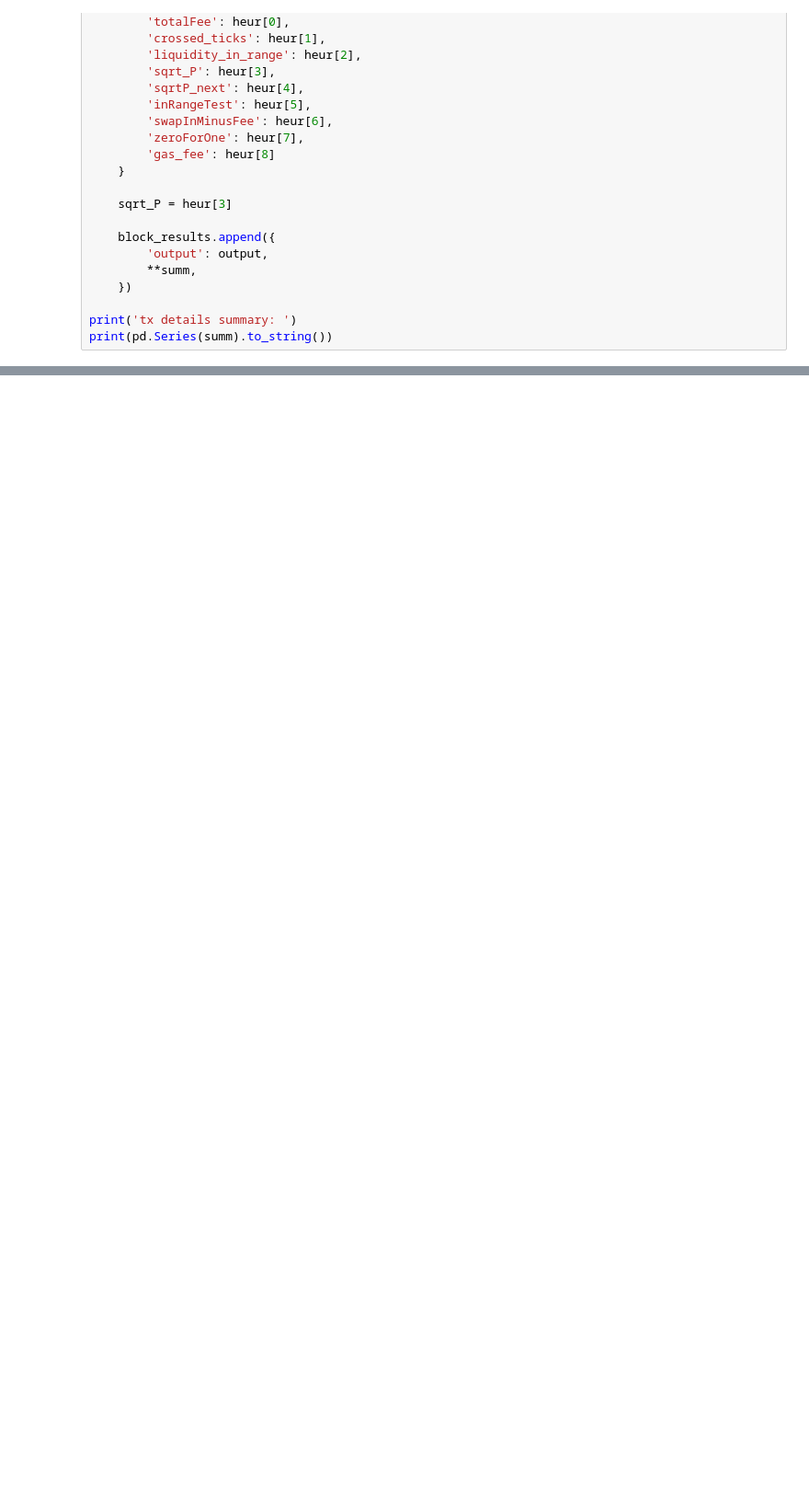
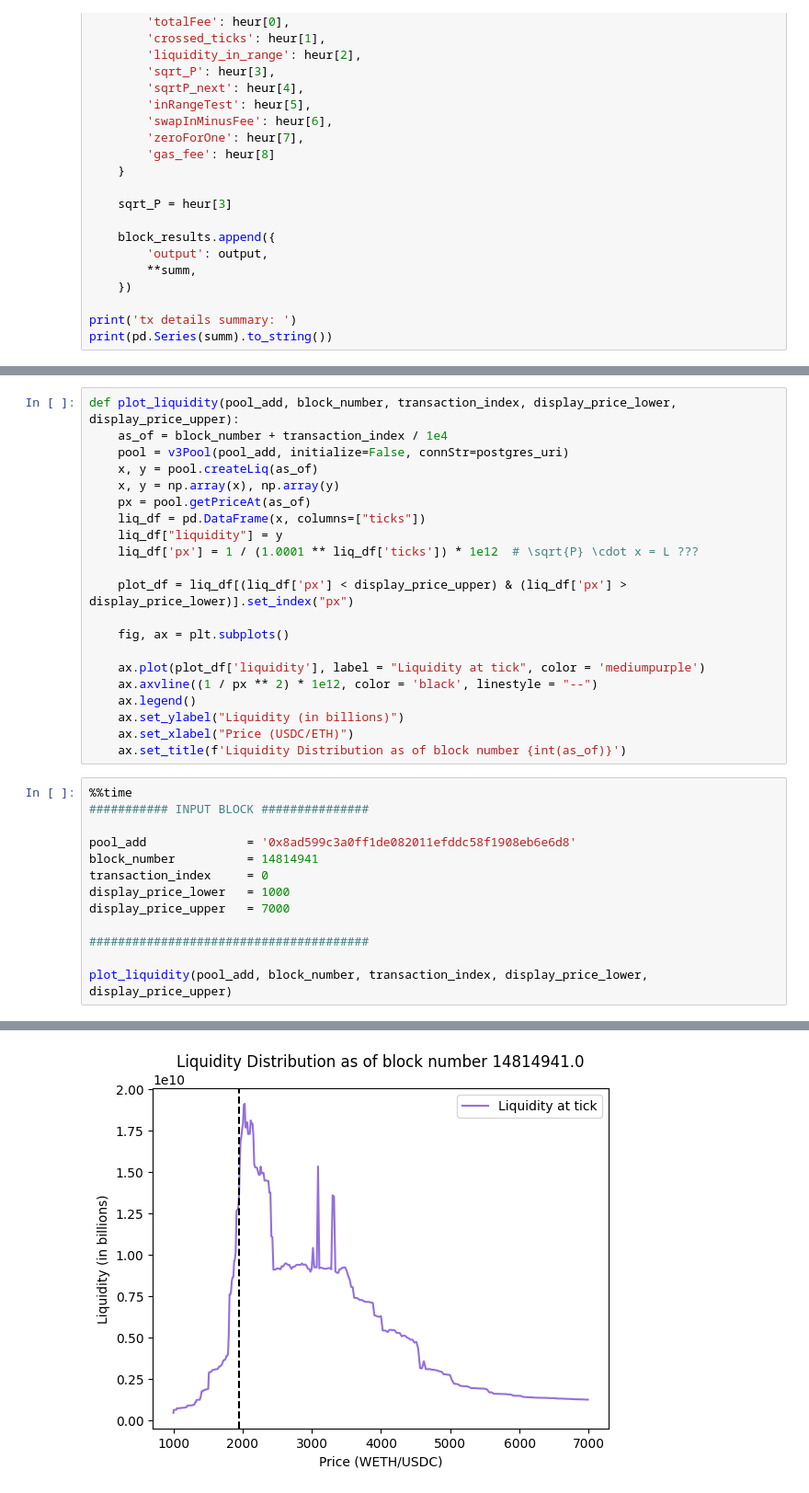
Before and after one commit to ankile/defi-measurement, a Jupyter notebook: experiments/volatility_metric.ipynb, the cells around one changed output, grey strips where cells are left out. Shown at 92% size. Drawn from its saved outputs; the diff is of its cells as text; blank space fills up the shorter version.

```diff
--- a/experiments/volatility_metric.ipynb
+++ b/experiments/volatility_metric.ipynb
@@ -262,0 +268,35 @@ pd.DataFrame(block_results)
+# %%
+def plot_liquidity(pool_add, block_number, transaction_index, display_price_lower, display_price_upper):
+    as_of = block_number + transaction_index / 1e4
+    pool = v3Pool(pool_add, initialize=False, connStr=postgres_uri)
+    x, y = pool.createLiq(as_of)
+    x, y = np.array(x), np.array(y)
+    px = pool.getPriceAt(as_of)
+    liq_df = pd.DataFrame(x, columns=["ticks"])
+    liq_df["liquidity"] = y
+    liq_df['px'] = 1 / (1.0001 ** liq_df['ticks']) * 1e12  # \sqrt{P} \cdot x = L ???
+
+    plot_df = liq_df[(liq_df['px'] < display_price_upper) & (liq_df['px'] > display_price_lower)].set_index("px")
+
+    fig, ax = plt.subplots()
+
+    ax.plot(plot_df['liquidity'], label = "Liquidity at tick", color = 'mediumpurple')
+    ax.axvline((1 / px ** 2) * 1e12, color = 'black', linestyle = "--")
+    ax.legend()
+    ax.set_ylabel("Liquidity (in billions)")
+    ax.set_xlabel("Price (USDC/ETH)")
+    ax.set_title(f'Liquidity Distribution as of block number {int(as_of)}')
+# %%
+%%time
+########### INPUT BLOCK ###############
+
+pool_add              = '0x8ad599c3a0ff1de082011efddc58f1908eb6e6d8'
+block_number          = 14814941
+transaction_index     = 0
+display_price_lower   = 1000
+display_price_upper   = 7000
+
+#######################################
+
+plot_liquidity(pool_add, block_number, transaction_index, display_price_lower, display_price_upper)
+# %% [output]
@@ -262,0 +306 @@ pd.DataFrame(block_results)
+[figure, added]
```
Also changed, not shown: parts of 18 cells of this notebook, 2 other files.
